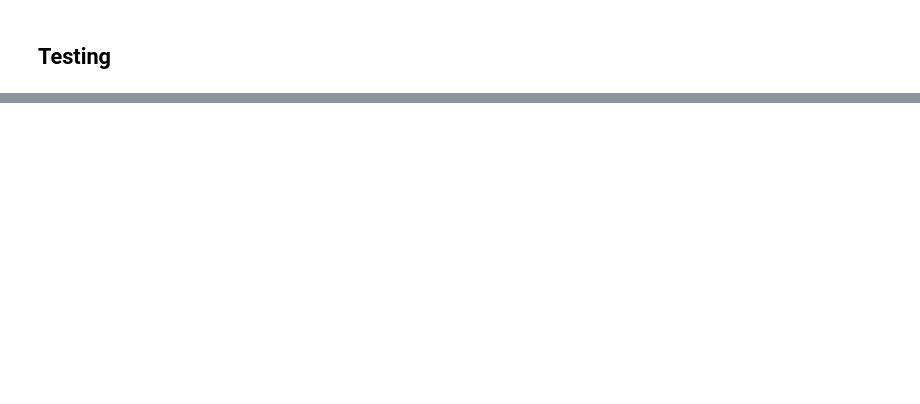
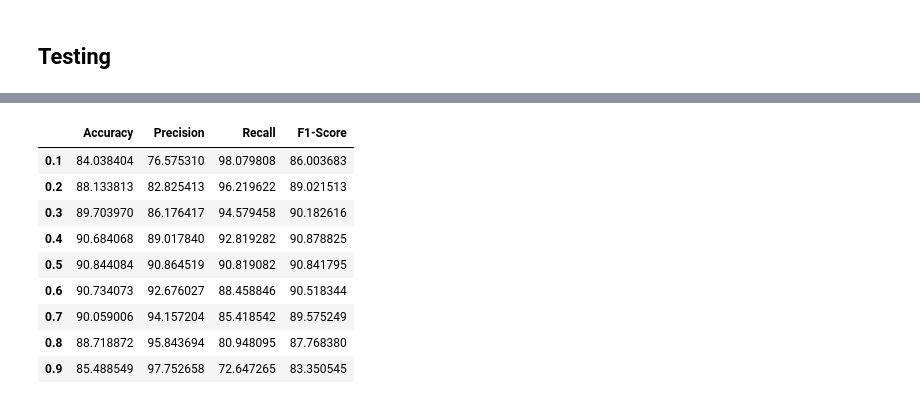
Before and after one commit to jshrdt/aics-project, a Jupyter notebook: code/aics0.ipynb, the cells around one changed output, grey strips where cells are left out. Cells and saved outputs as stored; diff of their text form; code cells hidden in the pictures; blank space fills up the shorter version.

```diff
--- a/code/aics0.ipynb
+++ b/code/aics0.ipynb
@@ -92,0 +115,13 @@ F1-Score: 87.94%
+# %%
+df
+# %% [output]
+|  | Accuracy | Precision | Recall | F1-Score |
+| 0.1 | 84.038404 | 76.575310 | 98.079808 | 86.003683 |
+| 0.2 | 88.133813 | 82.825413 | 96.219622 | 89.021513 |
+| 0.3 | 89.703970 | 86.176417 | 94.579458 | 90.182616 |
+| 0.4 | 90.684068 | 89.017840 | 92.819282 | 90.878825 |
+| 0.5 | 90.844084 | 90.864519 | 90.819082 | 90.841795 |
+| 0.6 | 90.734073 | 92.676027 | 88.458846 | 90.518344 |
+| 0.7 | 90.059006 | 94.157204 | 85.418542 | 89.575249 |
+| 0.8 | 88.718872 | 95.843694 | 80.948095 | 87.768380 |
+| 0.9 | 85.488549 | 97.752658 | 72.647265 | 83.350545 |
```
Also changed, not shown: parts of 15 cells of this notebook, 3 other files.
